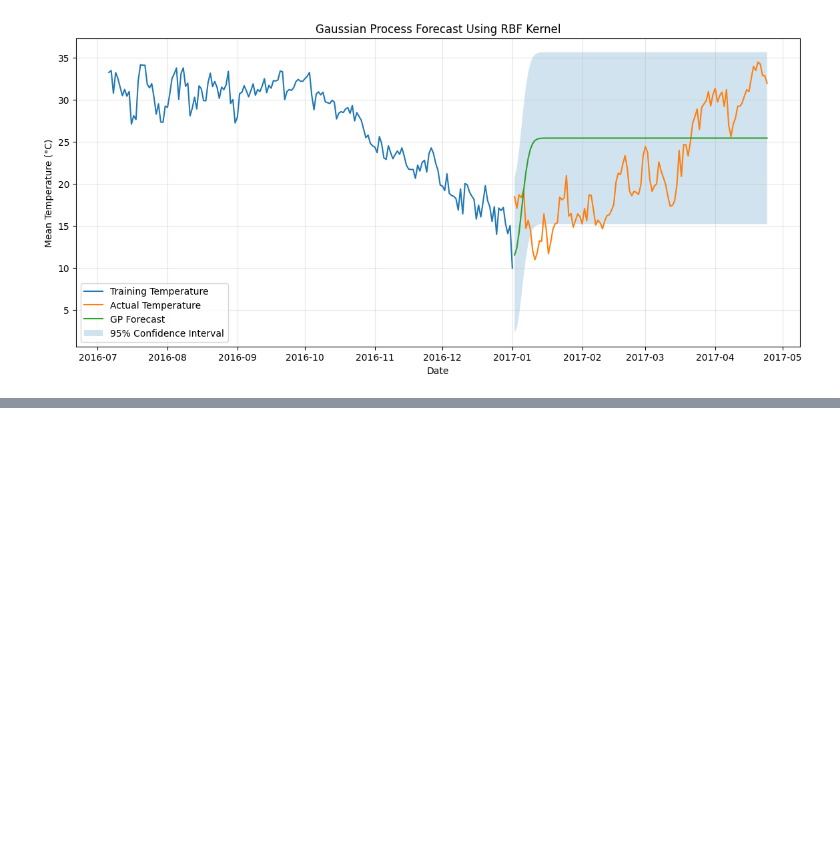
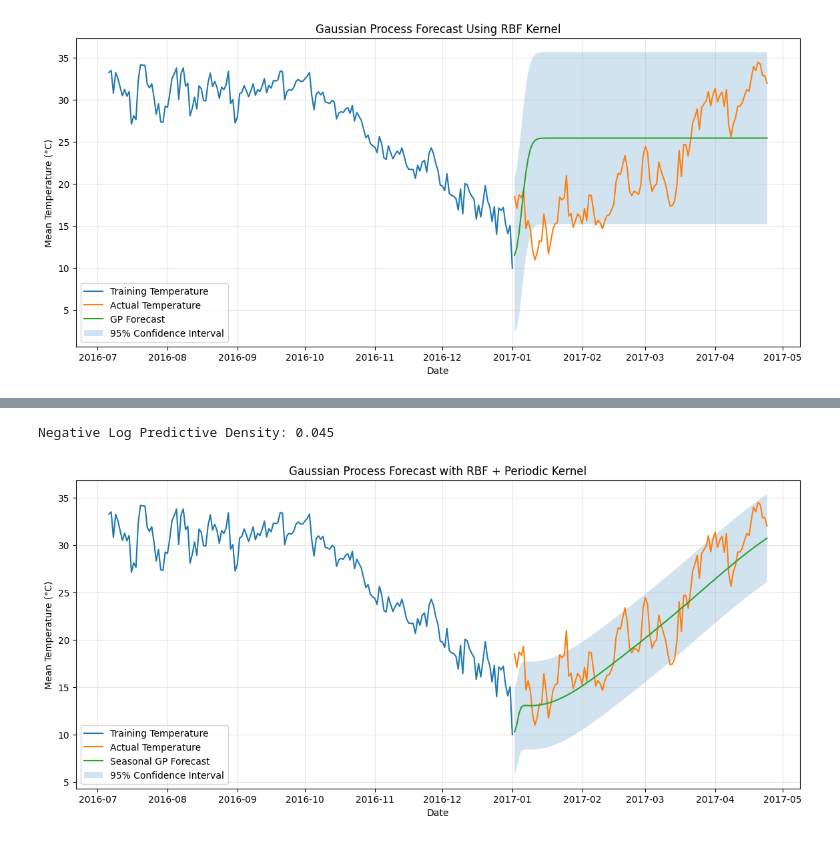
Before and after one commit to Ansarss/Ai_learning_experiments, a Jupyter notebook: daily_mean_temperature_with_a_Gaussian_Process.ipynb, the cells around one changed output, grey strips where cells are left out. Cells and saved outputs as stored; diff of their text form; code cells hidden in the pictures; blank space fills up the shorter version.

```diff
--- a/daily_mean_temperature_with_a_Gaussian_Process.ipynb
+++ b/daily_mean_temperature_with_a_Gaussian_Process.ipynb
@@ -409,0 +443,6 @@ plt.show()
+# %%
+annual_period_scaled = 365 / x_scaler.scale_[0]
+
+print("Annual period in standardized units:", annual_period_scaled)
+
+seasonal_model.covar_module.base_kernel.kernels[1].period_length = annual_period_scaled
@@ -409,0 +518,12 @@ plt.show()
+# %%
+seasonal_mean = y_scaler.inverse_transform(
+    seasonal_mean_scaled.reshape(-1, 1)
+).ravel()
+
+seasonal_lower = y_scaler.inverse_transform(
+    seasonal_lower_scaled.cpu().numpy().reshape(-1, 1)
+).ravel()
+
+seasonal_upper = y_scaler.inverse_transform(
+    seasonal_upper_scaled.cpu().numpy().reshape(-1, 1)
+).ravel()
@@ -409,0 +553,61 @@ plt.show()
+# %%
+# Negative Log Predictive Density / Log Likelihood style metric
+
+seasonal_model.eval()
+seasonal_likelihood.eval()
+
+with torch.no_grad():
+
+    seasonal_pred_dist = seasonal_likelihood(
+        seasonal_model(test_x)
+    )
+
+    nlpd_metric = gpytorch.metrics.negative_log_predictive_density(
+        seasonal_pred_dist,
+        test_y
+    )
+
+print(f"Negative Log Predictive Density: {nlpd_metric.item():.3f}")
+# %% [output]
+Negative Log Predictive Density: 0.045
+# %%
+plt.figure(figsize=(14, 6))
+
+recent_train = train_df.tail(180)
+
+plt.plot(
+    recent_train["date"],
+    recent_train["meantemp"],
+    label="Training Temperature"
+)
+
+plt.plot(
+    test_df["date"],
+    actual,
+    label="Actual Temperature"
+)
+
+plt.plot(
+    test_df["date"],
+    seasonal_mean,
+    label="Seasonal GP Forecast"
+)
+
+plt.fill_between(
+    test_df["date"],
+    seasonal_lower,
+    seasonal_upper,
+    alpha=0.2,
+    label="95% Confidence Interval"
+)
+
+plt.xlabel("Date")
+plt.ylabel("Mean Temperature (°C)")
+plt.title("Gaussian Process Forecast with RBF + Periodic Kernel")
+
+plt.legend()
+plt.grid(alpha=0.3)
+
+plt.show()
+# %% [output]
+[figure, added]
```
Also changed, not shown: parts of 8 cells of this notebook.
